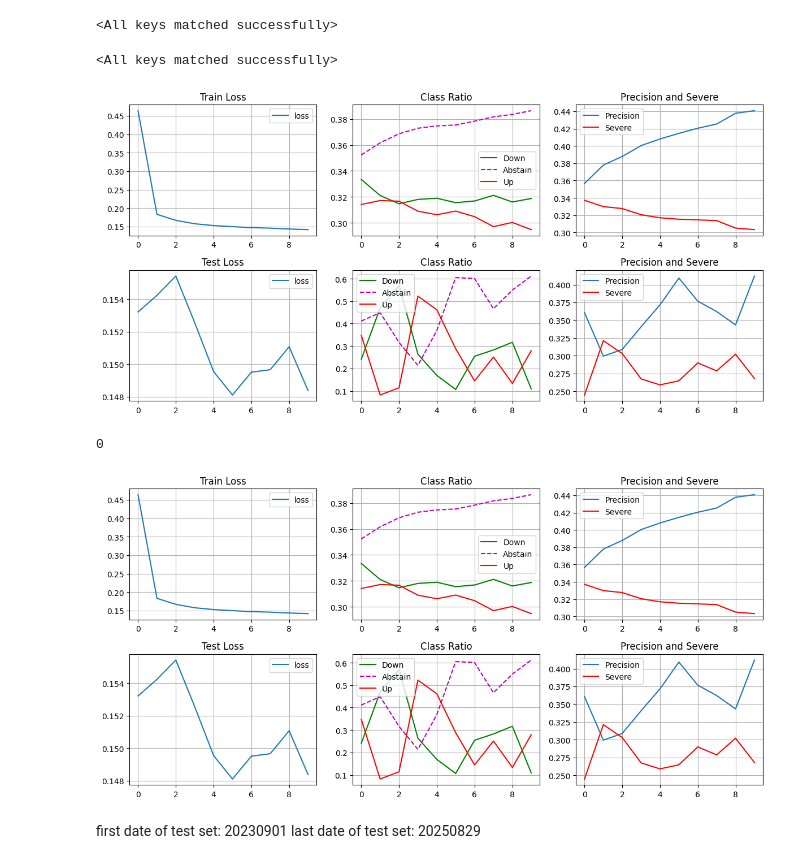
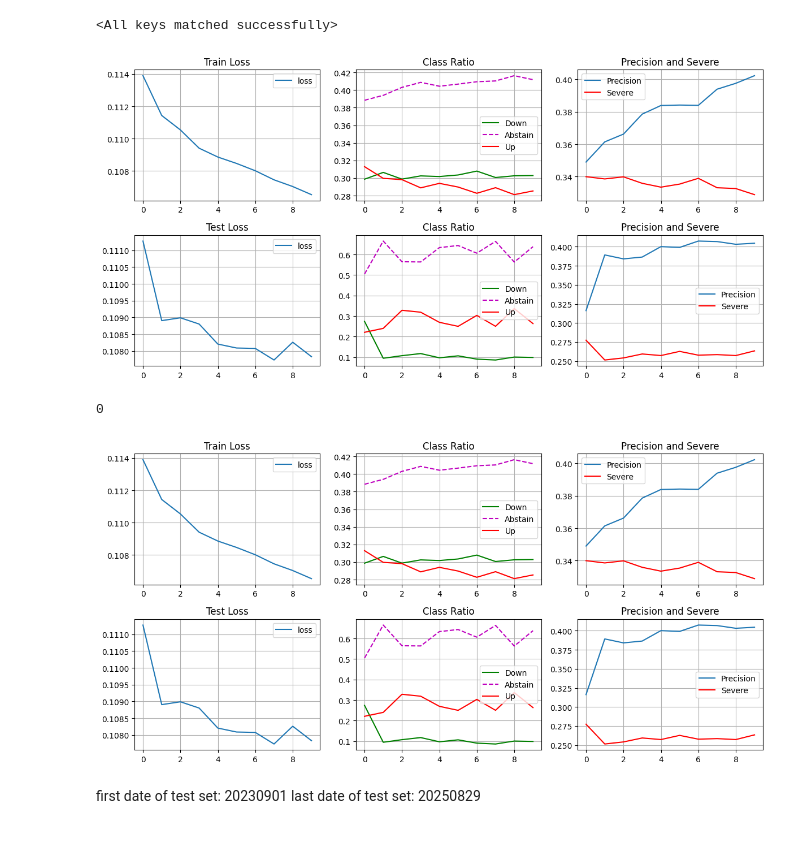
Before and after one commit to FerdinandEoverm/Index_Future_Prediction, a Jupyter notebook: Spatio-Temporal Transformer/simple_prediction_task.ipynb, the cells around one changed output. Drawn from its saved outputs; the diff is of its cells as text; code cells hidden in the pictures.

```diff
--- a/Spatio-Temporal Transformer/simple_prediction_task.ipynb
+++ b/Spatio-Temporal Transformer/simple_prediction_task.ipynb
@@ -103,23 +105,18 @@ dim_assets_embedding = 10
 num_bass_assets = 53
 num_head = 8
 num_layer = 3
-dropout = 0.7
+dropout = 0.5
 
 batch_size = 64
-learning_rate = 1e-4
-weight_decay = 1e-4
+learning_rate = 1e-6
+weight_decay = 1e-3
 gamma = 1
 
 test_size = 128
 epochs = 10
 
-alpha = 0.03
+alpha = 0.01
 delta = 1.2
-# %%
-model = SimpletaskPanelTransformer(dim_raw_feature, patch_size, stride, mask_expand_size, seq_len, dim_projection, dim_temporal_embedding, dim_assets_embedding, num_bass_assets, num_head, num_layer, dropout)
-model.encoder.load_state_dict(torch.load('params/panel_tf_backbone.params'))
-# %% [output]
-<All keys matched successfully>
 # %%
 # 加载数据
 loaders = []
@@ -146,24 +143,11 @@ train_recorder = PredictionRecorder()
 test_recorder = PredictionRecorder()
 graph = TrainMonitor(figsize=(12,6))
 # %%
-# 预训练
+model = SimpletaskPanelTransformer(dim_raw_feature,patch_size,stride,mask_expand_size,seq_len,dim_projection,dim_temporal_embedding,dim_assets_embedding,num_bass_assets,num_head,num_layer,dropout).to('cuda:0')
+model.encoder.load_state_dict(torch.load('params/panel_tf_backbone.params'))
+model.encoder.assets_embedding.load_state_dict(torch.load('params/assets_embedding.params'))
+
 loss_fn = HybridLoss(alpha = alpha, delta = delta, show_loss = False)
-
-model = SimpletaskPanelTransformer(
-    dim_raw_feature,
-    patch_size,
-    stride,
-    mask_expand_size,
-    seq_len,
-    dim_projection,
-    dim_temporal_embedding,
-    dim_assets_embedding,
-    num_bass_assets,
-    num_head,
-    num_layer,
-    dropout
-).to('cuda:0')
-
 optimizer = torch.optim.AdamW(model.parameters(), lr=learning_rate, weight_decay = weight_decay)
 scheduler = lr_scheduler.StepLR(optimizer, step_size=1, gamma=gamma)
 
@@ -190,36 +174,36 @@ def epoch():
     with torch.no_grad():
         for batch_x, batch_weights, batch_y in test_loader:
             pred = model(batch_x.to('cuda:0'), batch_weights.to('cuda:0'))
             loss = loss_fn(pred, batch_y.to('cuda:0'))
             test_recorder.add(pred, batch_y.to('cuda:0'))
             test_losses.append(loss.item())
 
     train_summarys = train_recorder.summary()
     test_summarys = test_recorder.summary()
 
     return np.mean(train_losses), tuple(train_summarys.iloc[:3,0]), tuple(train_summarys.iloc[3,1:3]), np.mean(test_losses), tuple(test_summarys.iloc[:3,0]), tuple(test_summarys.iloc[3,1:3]),
 
 
 def train(epochs = 30):
 
     for i in tqdm.tqdm(range(epochs)):
         train_loss, train_summary, train_score, test_loss, test_summary, test_score = epoch()
         graph.add(i, train_loss, subplot_idx = 0)
         graph.add(i, train_summary, subplot_idx = 1)
         graph.add(i, train_score, subplot_idx = 2)
         graph.add(i, test_loss, subplot_idx = 3)
         graph.add(i, test_summary, subplot_idx = 4)
         graph.add(i, test_score, subplot_idx = 5)
         graph.draw()
         scheduler.step()
     return 0
 
 final_loss = train(epochs)
 print(final_loss)
 # %% [output]
-[figure, old version]
+[figure, new version]
 0
-[figure, old version]
+[figure, new version]
 # %%
 # del loaders
 # del train_loader
```
Also changed, not shown: parts of 3 cells of this notebook, 6 other files.
